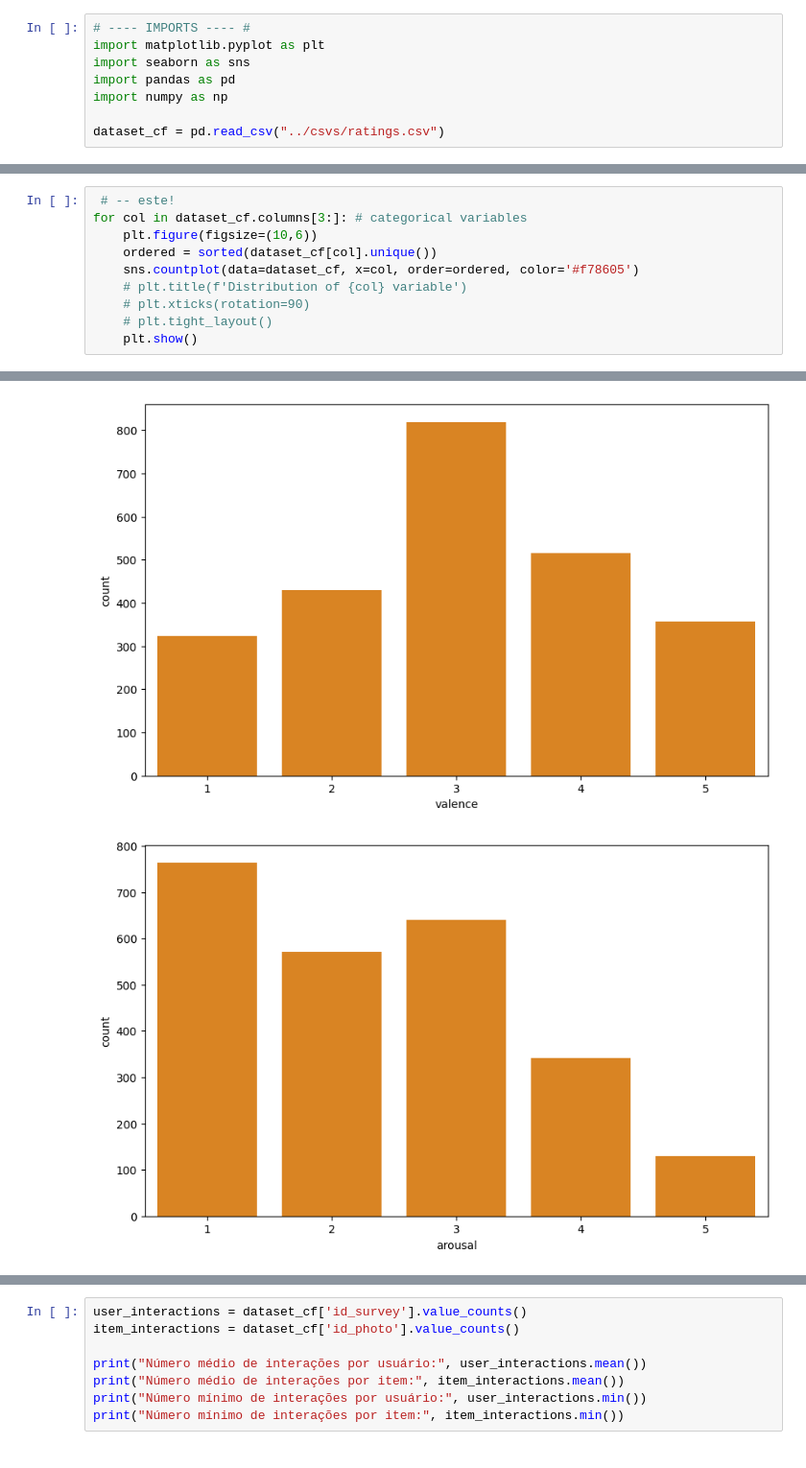
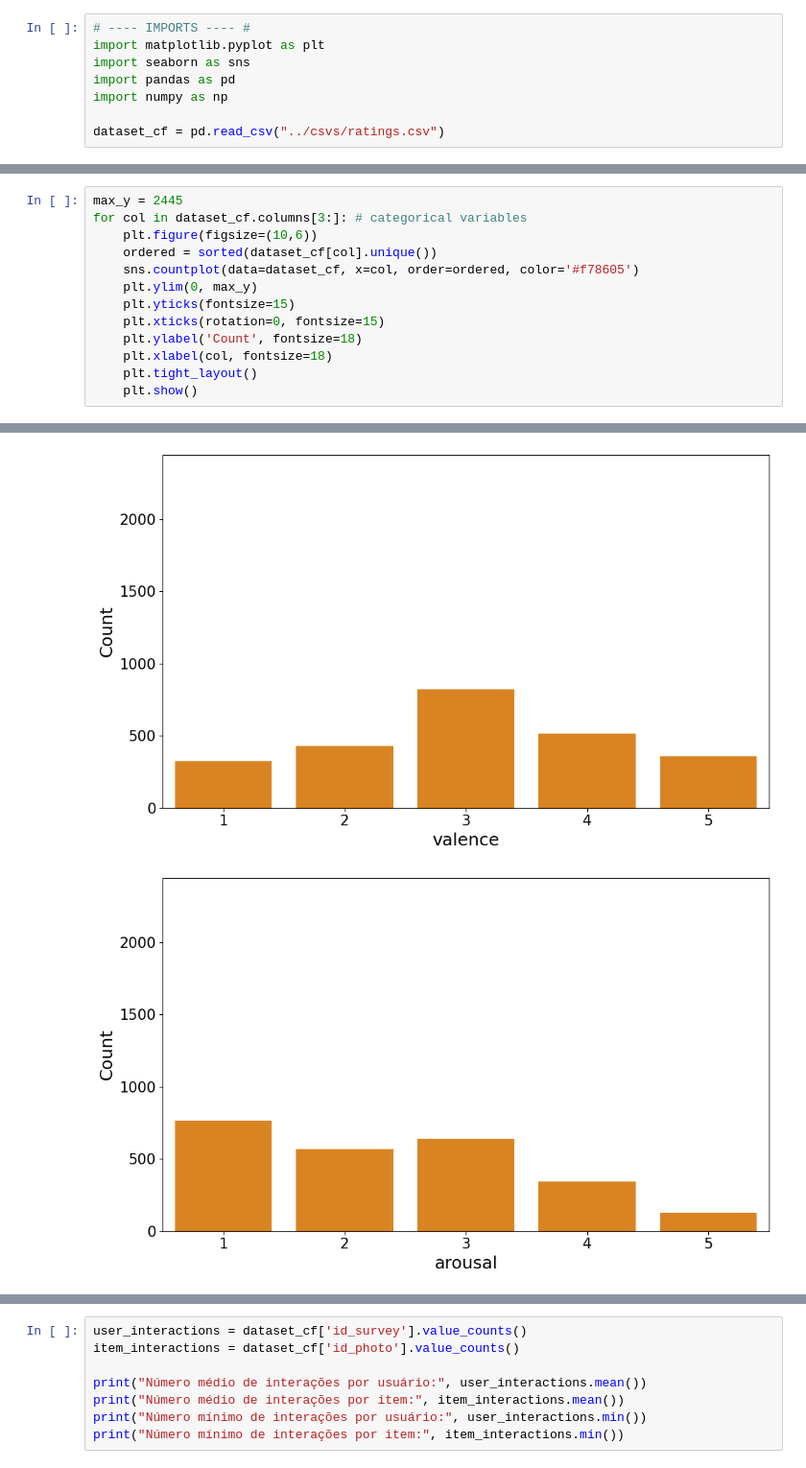
Before and after one commit to inesgmarcelino/EmoRecSys, a Jupyter notebook: data/eda/ratings_eda.ipynb, the cells around one changed output, grey strips where cells are left out. Shown at 96% size. Drawn from its saved outputs; the diff is of its cells as text.

```diff
--- a/data/eda/ratings_eda.ipynb
+++ b/data/eda/ratings_eda.ipynb
@@ -23,13 +23,16 @@ dataset_cf.describe(include='all') # -- este!
 | 75% | 1834.000000 | 2302.000000 | 123.000000 | 1.000000 | 0.000000 | 0.000000 | 0.000000 | 0.000000 | 3.000000 | 0.000000 | ... |
 | max | 2445.000000 | 3068.000000 | 163.000000 | 1.000000 | 5.000000 | 5.000000 | 5.000000 | 5.000000 | 5.000000 | 5.000000 | ... |
 # %%
- # -- este!
+max_y = 2445
 for col in dataset_cf.columns[3:]: # categorical variables
     plt.figure(figsize=(10,6))
     ordered = sorted(dataset_cf[col].unique())
     sns.countplot(data=dataset_cf, x=col, order=ordered, color='#f78605')
-    # plt.title(f'Distribution of {col} variable')
-    # plt.xticks(rotation=90)
-    # plt.tight_layout()
+    plt.ylim(0, max_y)
+    plt.yticks(fontsize=15)
+    plt.xticks(rotation=0, fontsize=15)
+    plt.ylabel('Count', fontsize=18)
+    plt.xlabel(col, fontsize=18)
+    plt.tight_layout()
     plt.show()
 # %% [output]
@@ -44,2 +47,2 @@ for col in dataset_cf.columns[3:]: # categorical variables
-[figure, old version]
+[figure, new version]
-[figure, old version]
+[figure, new version]
```
Also changed, not shown: parts of 1 cell of this notebook, 20 other files.
